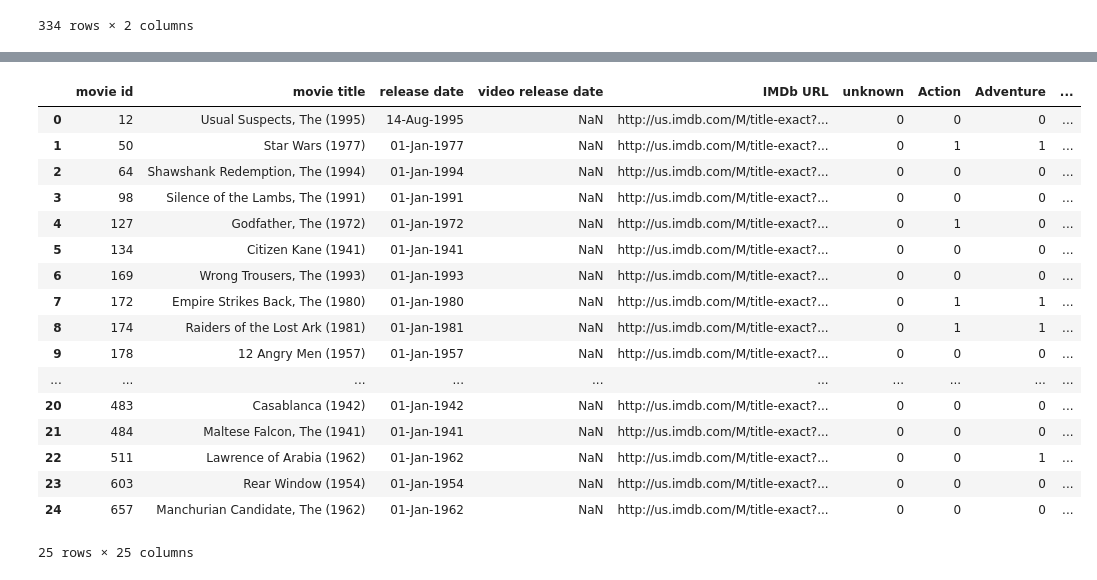
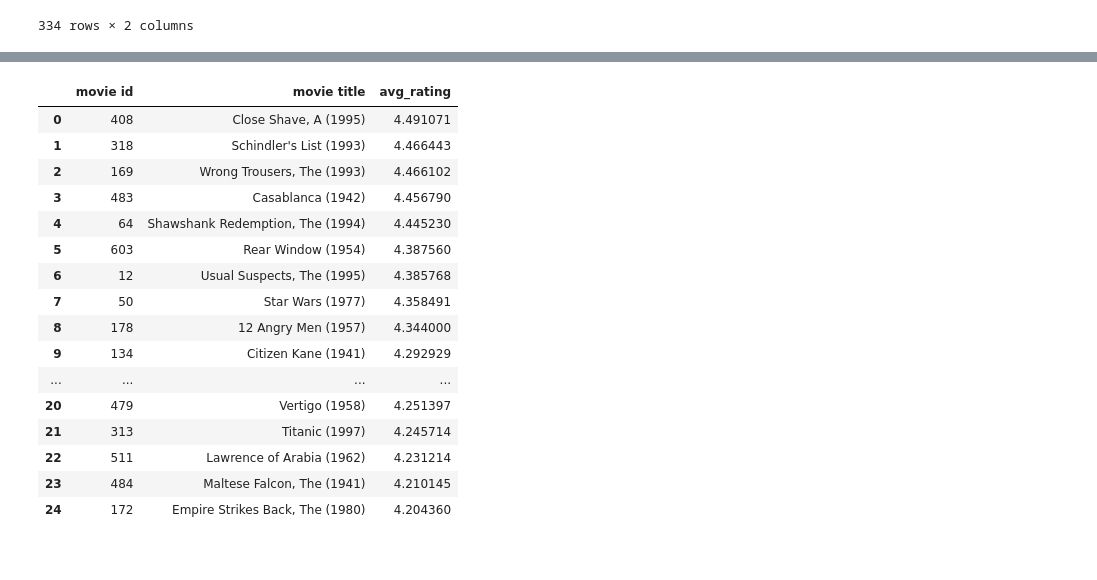
Before and after one commit to vishaltechevangelist/ds_bootcamp, a Jupyter notebook: notebooks/Week4-MovieLens_Assignment_Solution.ipynb, the cells around one changed output, grey strips where cells are left out. Drawn from its saved outputs; the diff is of its cells as text; code cells hidden in the pictures.

```diff
--- a/notebooks/Week4-MovieLens_Assignment_Solution.ipynb
+++ b/notebooks/Week4-MovieLens_Assignment_Solution.ipynb
@@ -427,0 +411,3 @@ Index([408, 318, 169, 483,  64, 603,  12,  50, 178, 134, 427, 357,  98, 480,
+# %%
+ratings_list_df = ratings_list.reset_index()
+ratings_list_df
@@ -428,4 +432,4 @@ Index([408, 318, 169, 483,  64, 603,  12,  50, 178, 134, 427, 357,  98, 480,
 # %%
-top_25_movies = movies_df[movies_df['movie id'].isin(ratings_list.index)]
-top_25_movies.set_index('movie id')
+ratings_list_df.columns = ['movie id', 'avg_rating']
+ratings_list_df
 # %% [output]
@@ -450,0 +453,3 @@ top_25_movies.set_index('movie id')
+# %%
+merged_df = pd.merge(ratings_list_df, movies_df, on='movie id')
+merged_df
@@ -451,21 +475,21 @@ top_25_movies.set_index('movie id')
 # %%
-top_25_movies.set_index('movie id').reset_index()
+top_25_movies = merged_df[['movie id', 'movie title', 'avg_rating']]
+top_25_movies
 # %% [output]
-|  | movie id | movie title | release date | video release date | IMDb URL | unknown | Action | Adventure | ... |
-| 0 | 12 | Usual Suspects, The (1995) | 14-Aug-1995 | NaN | http://us.imdb.com/M/title-exact?... | 0 | 0 | 0 | ... |
-| 1 | 50 | Star Wars (1977) | 01-Jan-1977 | NaN | http://us.imdb.com/M/title-exact?... | 0 | 1 | 1 | ... |
-| 2 | 64 | Shawshank Redemption, The (1994) | 01-Jan-1994 | NaN | http://us.imdb.com/M/title-exact?... | 0 | 0 | 0 | ... |
-| 3 | 98 | Silence of the Lambs, The (1991) | 01-Jan-1991 | NaN | http://us.imdb.com/M/title-exact?... | 0 | 0 | 0 | ... |
-| 4 | 127 | Godfather, The (1972) | 01-Jan-1972 | NaN | http://us.imdb.com/M/title-exact?... | 0 | 1 | 0 | ... |
-| 5 | 134 | Citizen Kane (1941) | 01-Jan-1941 | NaN | http://us.imdb.com/M/title-exact?... | 0 | 0 | 0 | ... |
-| 6 | 169 | Wrong Trousers, The (1993) | 01-Jan-1993 | NaN | http://us.imdb.com/M/title-exact?... | 0 | 0 | 0 | ... |
-| 7 | 172 | Empire Strikes Back, The (1980) | 01-Jan-1980 | NaN | http://us.imdb.com/M/title-exact?... | 0 | 1 | 1 | ... |
-| 8 | 174 | Raiders of the Lost Ark (1981) | 01-Jan-1981 | NaN | http://us.imdb.com/M/title-exact?... | 0 | 1 | 1 | ... |
-| 9 | 178 | 12 Angry Men (1957) | 01-Jan-1957 | NaN | http://us.imdb.com/M/title-exact?... | 0 | 0 | 0 | ... |
-| ... | ... | ... | ... | ... | ... | ... | ... | ... | ... |
-| 20 | 483 | Casablanca (1942) | 01-Jan-1942 | NaN | http://us.imdb.com/M/title-exact?... | 0 | 0 | 0 | ... |
-| 21 | 484 | Maltese Falcon, The (1941) | 01-Jan-1941 | NaN | http://us.imdb.com/M/title-exact?... | 0 | 0 | 0 | ... |
-| 22 | 511 | Lawrence of Arabia (1962) | 01-Jan-1962 | NaN | http://us.imdb.com/M/title-exact?... | 0 | 0 | 1 | ... |
-| 23 | 603 | Rear Window (1954) | 01-Jan-1954 | NaN | http://us.imdb.com/M/title-exact?... | 0 | 0 | 0 | ... |
-| 24 | 657 | Manchurian Candidate, The (1962) | 01-Jan-1962 | NaN | http://us.imdb.com/M/title-exact?... | 0 | 0 | 0 | ... |
+|  | movie id | movie title | avg_rating |
+| 0 | 408 | Close Shave, A (1995) | 4.491071 |
+| 1 | 318 | Schindler's List (1993) | 4.466443 |
+| 2 | 169 | Wrong Trousers, The (1993) | 4.466102 |
+| 3 | 483 | Casablanca (1942) | 4.456790 |
+| 4 | 64 | Shawshank Redemption, The (1994) | 4.445230 |
+| 5 | 603 | Rear Window (1954) | 4.387560 |
+| 6 | 12 | Usual Suspects, The (1995) | 4.385768 |
+| 7 | 50 | Star Wars (1977) | 4.358491 |
+| 8 | 178 | 12 Angry Men (1957) | 4.344000 |
+| 9 | 134 | Citizen Kane (1941) | 4.292929 |
+| ... | ... | ... | ... |
+| 20 | 479 | Vertigo (1958) | 4.251397 |
+| 21 | 313 | Titanic (1997) | 4.245714 |
+| 22 | 511 | Lawrence of Arabia (1962) | 4.231214 |
+| 23 | 484 | Maltese Falcon, The (1941) | 4.210145 |
+| 24 | 172 | Empire Strikes Back, The (1980) | 4.204360 |
-25 rows × 25 columns
```
Also changed, not shown: parts of 19 cells of this notebook.
